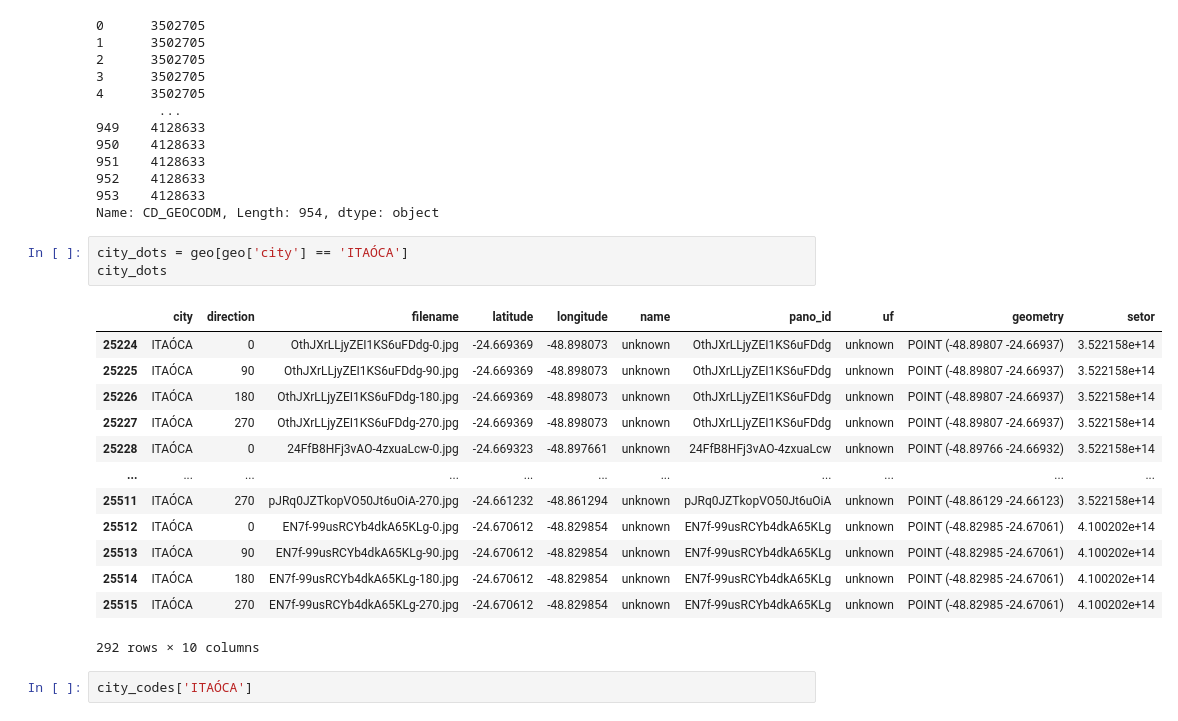
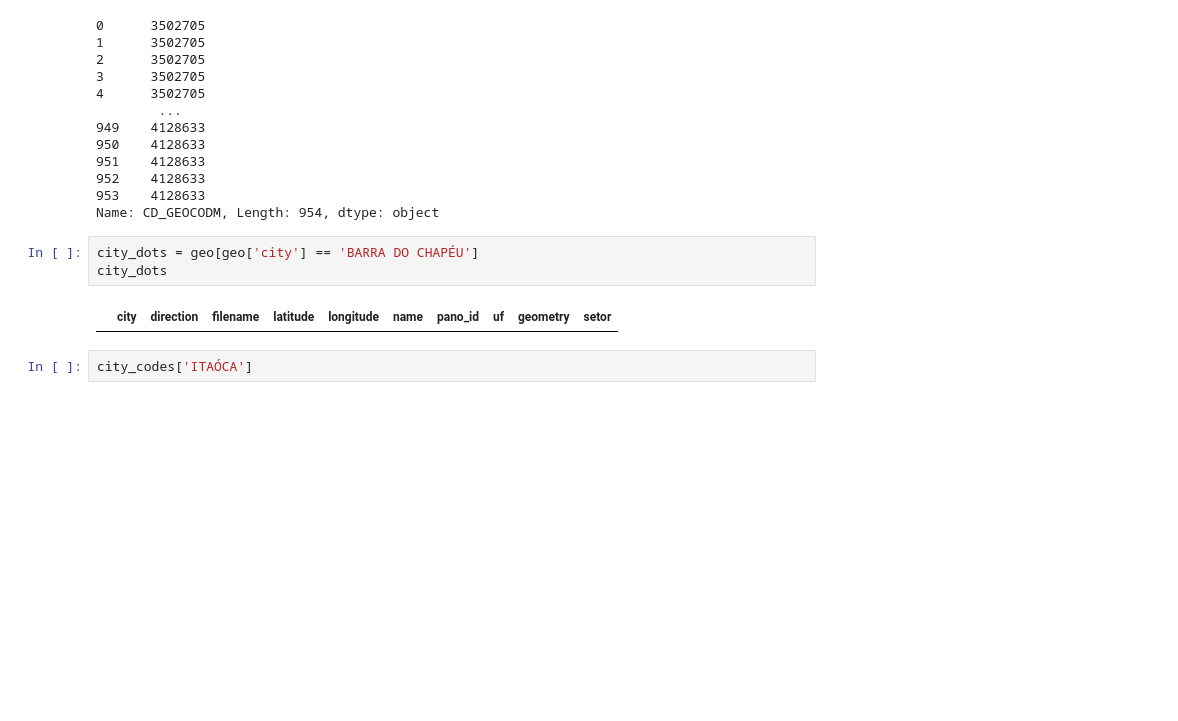
Before and after one commit to PARSECworld/streetsValeRibeira, a Jupyter notebook: street_crawler/2_StreetsImagesAnalysisPlots.ipynb, the cells around one changed output. Drawn from its saved outputs; the diff is of its cells as text; blank space fills up the shorter version.

```diff
--- a/street_crawler/2_StreetsImagesAnalysisPlots.ipynb
+++ b/street_crawler/2_StreetsImagesAnalysisPlots.ipynb
@@ -115,22 +115,10 @@ vale['CD_GEOCODM']
 953    4128633
 Name: CD_GEOCODM, Length: 954, dtype: object
 # %%
-city_dots = geo[geo['city'] == 'ITAÓCA']
+city_dots = geo[geo['city'] == 'BARRA DO CHAPÉU']
 city_dots
 # %% [output]
 |  | city | direction | filename | latitude | longitude | name | pano_id | uf | geometry | setor |
-| 25224 | ITAÓCA | 0 | OthJXrLLjyZEI1KS6uFDdg-0.jpg | -24.669369 | -48.898073 | unknown | OthJXrLLjyZEI1KS6uFDdg | unknown | POINT (-48.89807 -24.66937) | 3.522158e+14 |
-| 25225 | ITAÓCA | 90 | OthJXrLLjyZEI1KS6uFDdg-90.jpg | -24.669369 | -48.898073 | unknown | OthJXrLLjyZEI1KS6uFDdg | unknown | POINT (-48.89807 -24.66937) | 3.522158e+14 |
-| 25226 | ITAÓCA | 180 | OthJXrLLjyZEI1KS6uFDdg-180.jpg | -24.669369 | -48.898073 | unknown | OthJXrLLjyZEI1KS6uFDdg | unknown | POINT (-48.89807 -24.66937) | 3.522158e+14 |
-| 25227 | ITAÓCA | 270 | OthJXrLLjyZEI1KS6uFDdg-270.jpg | -24.669369 | -48.898073 | unknown | OthJXrLLjyZEI1KS6uFDdg | unknown | POINT (-48.89807 -24.66937) | 3.522158e+14 |
-| 25228 | ITAÓCA | 0 | 24FfB8HFj3vAO-4zxuaLcw-0.jpg | -24.669323 | -48.897661 | unknown | 24FfB8HFj3vAO-4zxuaLcw | unknown | POINT (-48.89766 -24.66932) | 3.522158e+14 |
-| ... | ... | ... | ... | ... | ... | ... | ... | ... | ... | ... |
-| 25511 | ITAÓCA | 270 | pJRq0JZTkopVO50Jt6uOiA-270.jpg | -24.661232 | -48.861294 | unknown | pJRq0JZTkopVO50Jt6uOiA | unknown | POINT (-48.86129 -24.66123) | 3.522158e+14 |
-| 25512 | ITAÓCA | 0 | EN7f-99usRCYb4dkA65KLg-0.jpg | -24.670612 | -48.829854 | unknown | EN7f-99usRCYb4dkA65KLg | unknown | POINT (-48.82985 -24.67061) | 4.100202e+14 |
-| 25513 | ITAÓCA | 90 | EN7f-99usRCYb4dkA65KLg-90.jpg | -24.670612 | -48.829854 | unknown | EN7f-99usRCYb4dkA65KLg | unknown | POINT (-48.82985 -24.67061) | 4.100202e+14 |
-| 25514 | ITAÓCA | 180 | EN7f-99usRCYb4dkA65KLg-180.jpg | -24.670612 | -48.829854 | unknown | EN7f-99usRCYb4dkA65KLg | unknown | POINT (-48.82985 -24.67061) | 4.100202e+14 |
-| 25515 | ITAÓCA | 270 | EN7f-99usRCYb4dkA65KLg-270.jpg | -24.670612 | -48.829854 | unknown | EN7f-99usRCYb4dkA65KLg | unknown | POINT (-48.82985 -24.67061) | 4.100202e+14 |
-292 rows × 10 columns
 # %%
 city_codes['ITAÓCA']
 # %% [output]
```
Also changed, not shown: parts of 6 cells of this notebook.
